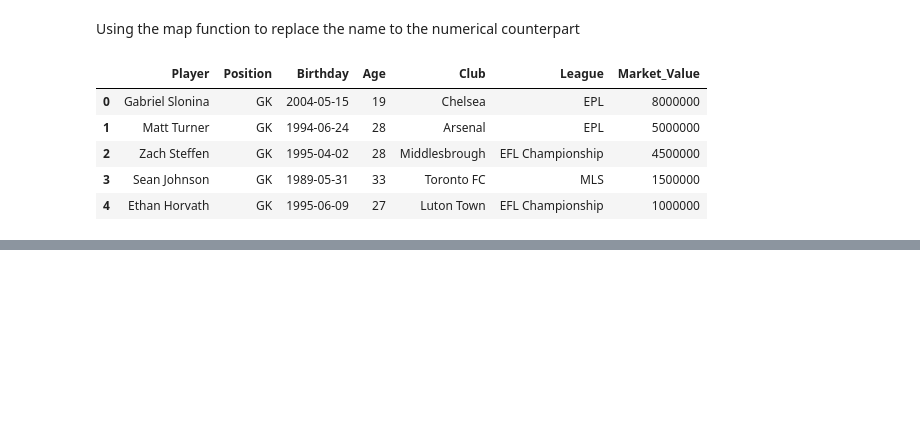
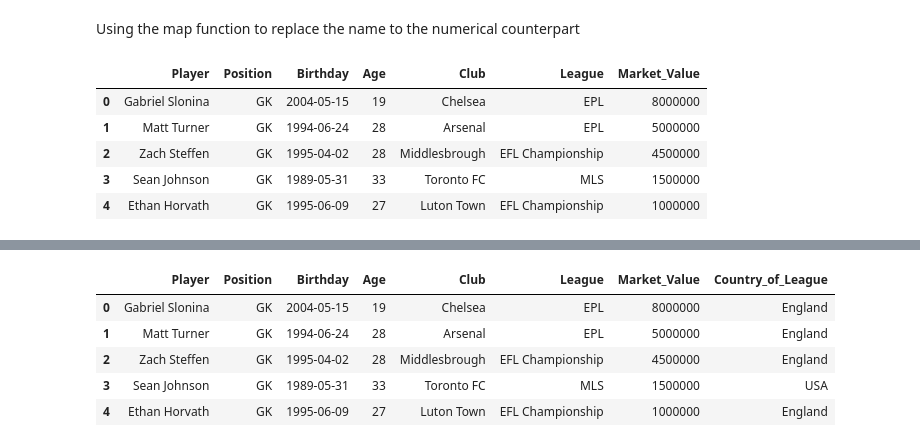
Before and after one commit to Domgraz/USMNT_EDA, a Jupyter notebook: usmnt_analysis.ipynb, the cells around one changed output, grey strips where cells are left out. Cells and saved outputs as stored; diff of their text form; code cells hidden in the pictures; blank space fills up the shorter version.

```diff
--- a/usmnt_analysis.ipynb
+++ b/usmnt_analysis.ipynb
@@ -56,0 +112,31 @@ df.head()
+# %%
+df['Country_of_League'] = df.loc[:,'League']
+# %%
+df.loc[df['Country_of_League'] == 'EPL','Country_of_League'] = 'England'
+df.loc[df['Country_of_League'] == 'EFL Championship','Country_of_League'] = 'England'
+df.loc[df['Country_of_League'] == 'SPL','Country_of_League'] = 'Scotland'
+df.loc[df['Country_of_League'] == 'MLS','Country_of_League'] = 'USA'
+df.loc[df['Country_of_League'] == 'USL Championship','Country_of_League'] = 'USA'
+df.loc[df['Country_of_League'] == 'Belgian Pro League','Country_of_League'] = 'Belgium'
+df.loc[df['Country_of_League'] == 'Ligue 1','Country_of_League'] = 'France'
+df.loc[df['Country_of_League'] == 'Eliteserien','Country_of_League'] = 'Norway'
+df.loc[df['Country_of_League'] == 'Bundesliga','Country_of_League'] = 'Germany'
+df.loc[df['Country_of_League'] == 'Bundesliga 2','Country_of_League'] = 'Germany'
+df.loc[df['Country_of_League'] == 'Segunda Division','Country_of_League'] = 'Spain'
+df.loc[df['Country_of_League'] == 'La Liga','Country_of_League'] = 'Germany'
+df.loc[df['Country_of_League'] == 'Serie A','Country_of_League'] = 'Italy'
+df.loc[df['Country_of_League'] == 'Primera Liga','Country_of_League'] = 'Portugal'
+df.loc[df['Country_of_League'] == 'Serie A (Brazil)','Country_of_League'] = 'Brazil'
+df.loc[df['Country_of_League'] == 'Eredivisie','Country_of_League'] = 'Netherlands'
+df.loc[df['Country_of_League'] == 'Liga MX','Country_of_League'] = 'Mexico'
+df.loc[df['Country_of_League'] == 'Superligaen','Country_of_League'] = 'Denmark'
+df.loc[df['Country_of_League'] == 'Super Lig','Country_of_League'] = 'Turkey'
+# %%
+df.head()
+# %% [output]
+|  | Player | Position | Birthday | Age | Club | League | Market_Value | Country_of_League |
+| 0 | Gabriel Slonina | GK | 2004-05-15 | 19 | Chelsea | EPL | 8000000 | England |
+| 1 | Matt Turner | GK | 1994-06-24 | 28 | Arsenal | EPL | 5000000 | England |
+| 2 | Zach Steffen | GK | 1995-04-02 | 28 | Middlesbrough | EFL Championship | 4500000 | England |
+| 3 | Sean Johnson | GK | 1989-05-31 | 33 | Toronto FC | MLS | 1500000 | USA |
+| 4 | Ethan Horvath | GK | 1995-06-09 | 27 | Luton Town | EFL Championship | 1000000 | England |
```
Also changed, not shown: parts of 8 cells of this notebook.
